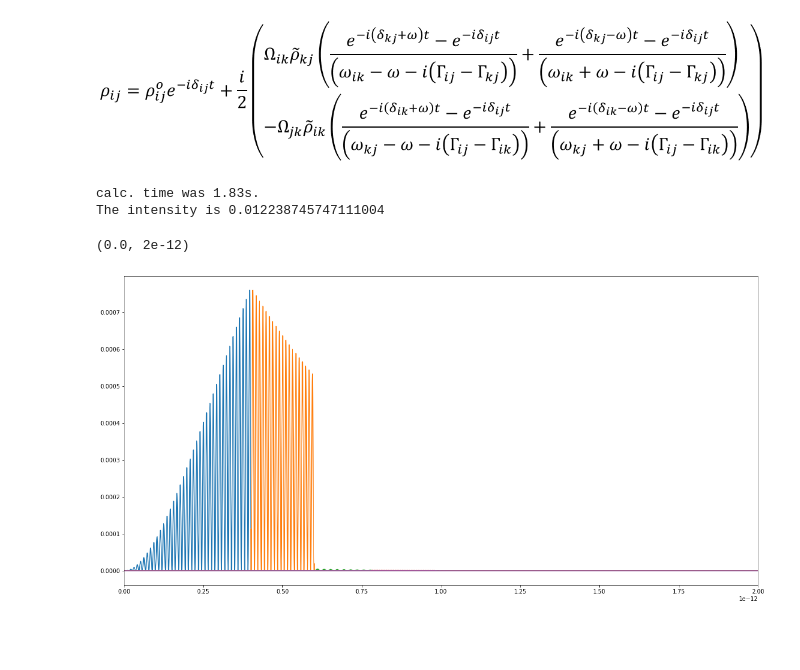
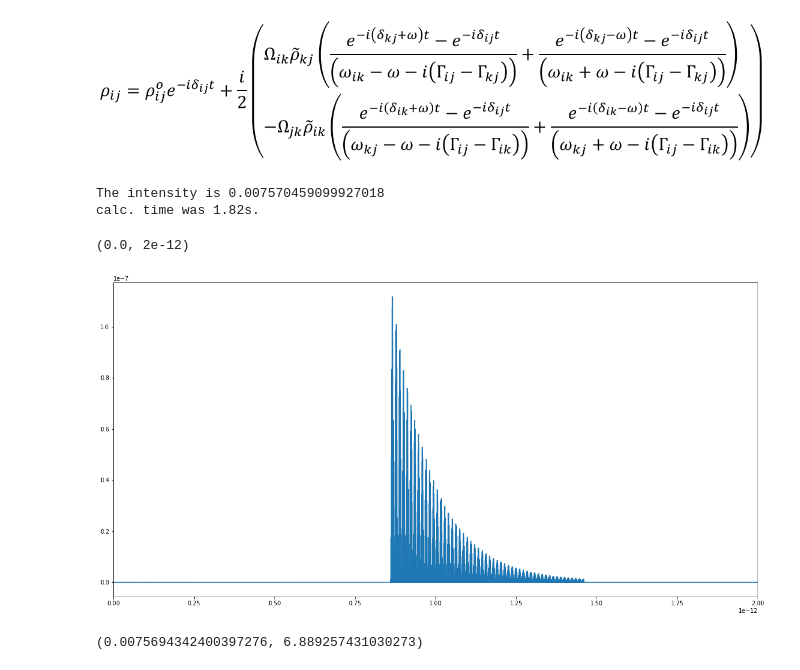
Before and after one commit to wright-group/WrightSim, a Jupyter notebook: transients/Transient Modeling.ipynb, the cells around one changed output. Saved outputs shown, nothing was run; the diff lists cells and outputs as text; code cells hidden in the pictures; blank space fills up the shorter version.

Commit message:
more work on Transient Modeling. Attempted more symbolic approach, but takes more time. Usable but incomplete.

```diff
--- a/transients/Transient Modeling.ipynb
+++ b/transients/Transient Modeling.ipynb
@@ -95,7 +95,7 @@ Rabi3 = 9.933e12
 d1 = 200e-15
 d2 = 200e-15
 
-pw1 = 400e-15
+pw1 = 280e-15
 pw2 = 180e-15
 pw3 = 600e-15
 
@@ -107,9 +107,10 @@ t4 = t3+d2
 t5 = t4+pw3
 tmax = 2e-12
 
-t = np.linspace(t0, tmax, int((tmax-t0)*1e18)+1) #always needs extra one for pulse_ends to work!
+npts = 1000
+t = np.linspace(t0, tmax, int((tmax-t0)*1e15*npts)+1) #always needs extra one for pulse_ends to work!
 
-pulse_ends = [int(i) for i in np.array([t1, t3])*1e18-1]
+pulse_ends = [int(i) for i in np.array([t1, t3])*1e15*npts-1]
 pulse1 = pulse(t0, t1, t)
 pulse2 = pulse(t2, t3, t)
 pulse3 = pulse(t4, t5, t)
@@ -125,39 +126,84 @@ a = bra_abs(Rabi1,
             1/1e-12,
             t-t0)*pulse1 #trans1, driven, 0 to t1
 b = fid(a[pulse_ends[0]], delta_ij(omega1_trans, gamma_gaval), t-t1)*hs(t-t1)
 c = ket_abs(Rabi2,
             delta_ij(omega1_trans, gamma_gaval),
             delta_ij(omega2_trans, gamma_baval),
             omega_l2,
             omega2_trans,
             gamma_baval,
             gamma_gaval,
             t-t2)*pulse2*b
 d = fid(c[pulse_ends[1]], delta_ij(omega2_trans, gamma_baval), t-t3)*hs(t-t3)
 e = ket_abs(Rabi3,
             delta_ij(omega2_trans, gamma_baval),
             delta_ij(omega3_trans, gamma_eaval),
             omega_l3,
             omega3_trans,
             gamma_eaval,
             gamma_baval,
             t-t4)*pulse3*d
 
+
+print(f'The intensity is {np.sum(np.real(e*np.conjugate(e)))}')
+
 time2 = time.time()
 print(f'calc. time was {round(time2-time1,2)}s.')
 
-plt.plot(t, np.real(a)**2)
-plt.plot(t, np.real(b)**2*pulse(t1,t2,t))
-plt.plot(t, np.real(c)**2)
-plt.plot(t, np.real(d)**2*pulse(t3,t4,t))
+#plt.plot(t, np.real(a)**2)
+#plt.plot(t, np.real(b)**2*pulse(t1,t2,t))
+#plt.plot(t, np.real(c)**2)
+#plt.plot(t, np.real(d)**2*pulse(t3,t4,t))
 plt.plot(t, np.real(e)**2)
 #plt.plot(t, (pulse1+pulse2+pulse3)*max(np.real(a)**2+np.real(c)**2+np.real(e)**2), color='k')
 
-print(f'The intensity is {np.sum(np.real(e*np.conjugate(e)))}')
-
 plt.xlim(t0, tmax)
 # %% [output]
-calc. time was 1.83s.
-The intensity is 0.012238745747111004
+The intensity is 0.007570459099927018
+calc. time was 1.82s.
 (0.0, 2e-12)
-[figure, old version]
+[figure, new version]
+# %%
+T1 = bra_abs(Rabi1,
+             delta_ij(0, 1/1e-12),
+             delta_ij(omega1_trans, gamma_gaval),
+             omega_l1,
+             omega1_trans,
+             gamma_gaval,
+             1/1e-12,
+             t1) #trans1, driven, 0 to t1
+FID1 = fid(1, delta_ij(omega1_trans, gamma_gaval), t3-t1)
+T2 = ket_abs(Rabi2,
+             delta_ij(omega1_trans, gamma_gaval),
+             delta_ij(omega2_trans, gamma_baval),
+             omega_l2,
+             omega2_trans,
+             gamma_baval,
+             gamma_gaval,
+             t3-t2)
+FID2 = fid(1, delta_ij(omega2_trans, gamma_baval), t)
+T3 = ket_abs(Rabi3,
+             delta_ij(omega2_trans, gamma_baval),
+             delta_ij(omega3_trans, gamma_eaval),
+             omega_l3,
+             omega3_trans,
+             gamma_eaval,
+             gamma_baval,
+             t)
+time11 = time.time()
+coeff = T1*FID1*T2
+test = np.array([coeff*fid(1, delta_ij(omega2_trans, gamma_baval), t-t3)*
+                 ket_abs(Rabi3,
+                         delta_ij(omega2_trans, gamma_baval),
+                         delta_ij(omega3_trans, gamma_eaval),
+                         omega_l3,
+                         omega3_trans,
+                         gamma_eaval,
+                         gamma_baval,
+                         t-t4)
+                 for t in np.linspace(t4, t5, int((t5-t4)*1e15*npts)+1)])
+test_out = np.sum(np.real((test*np.conjugate(test))))
+time22 = time.time()
+test_out, (time22-time11)
+# %% [output]
+(0.0075694342400397276, 6.889257431030273)
```
